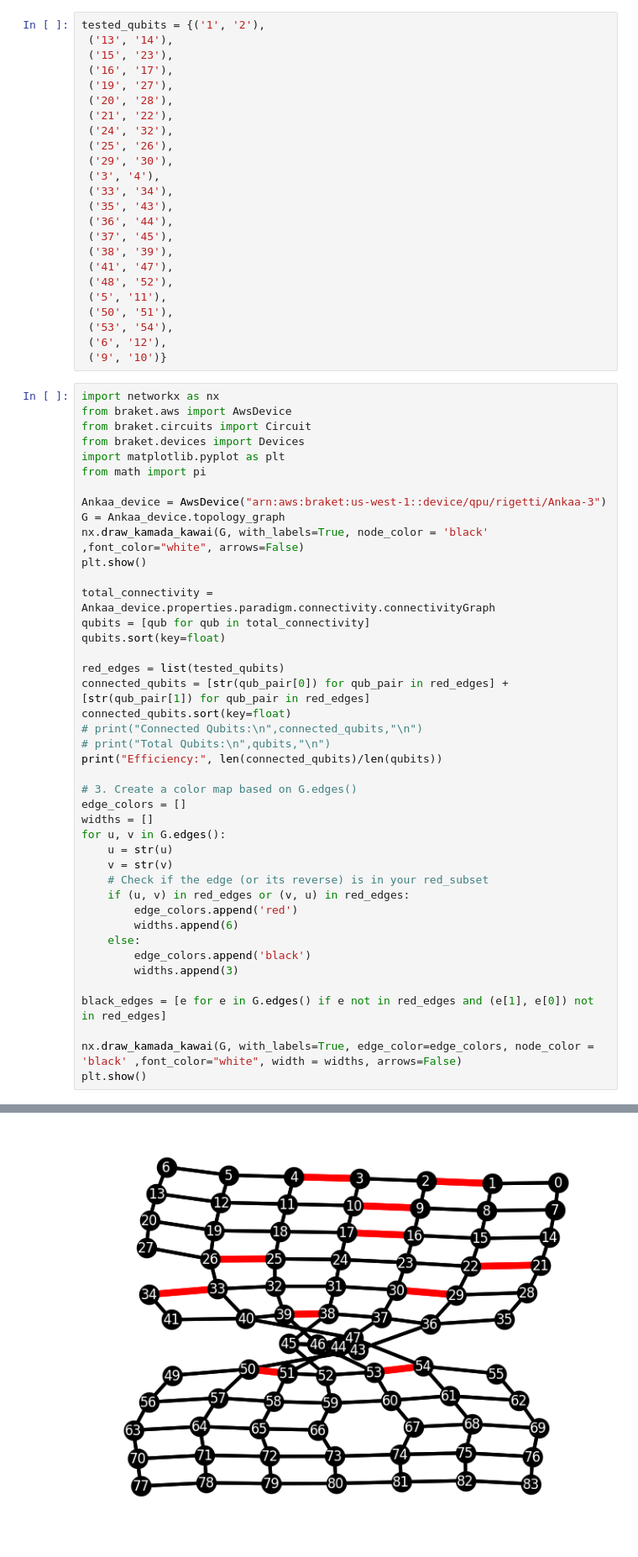
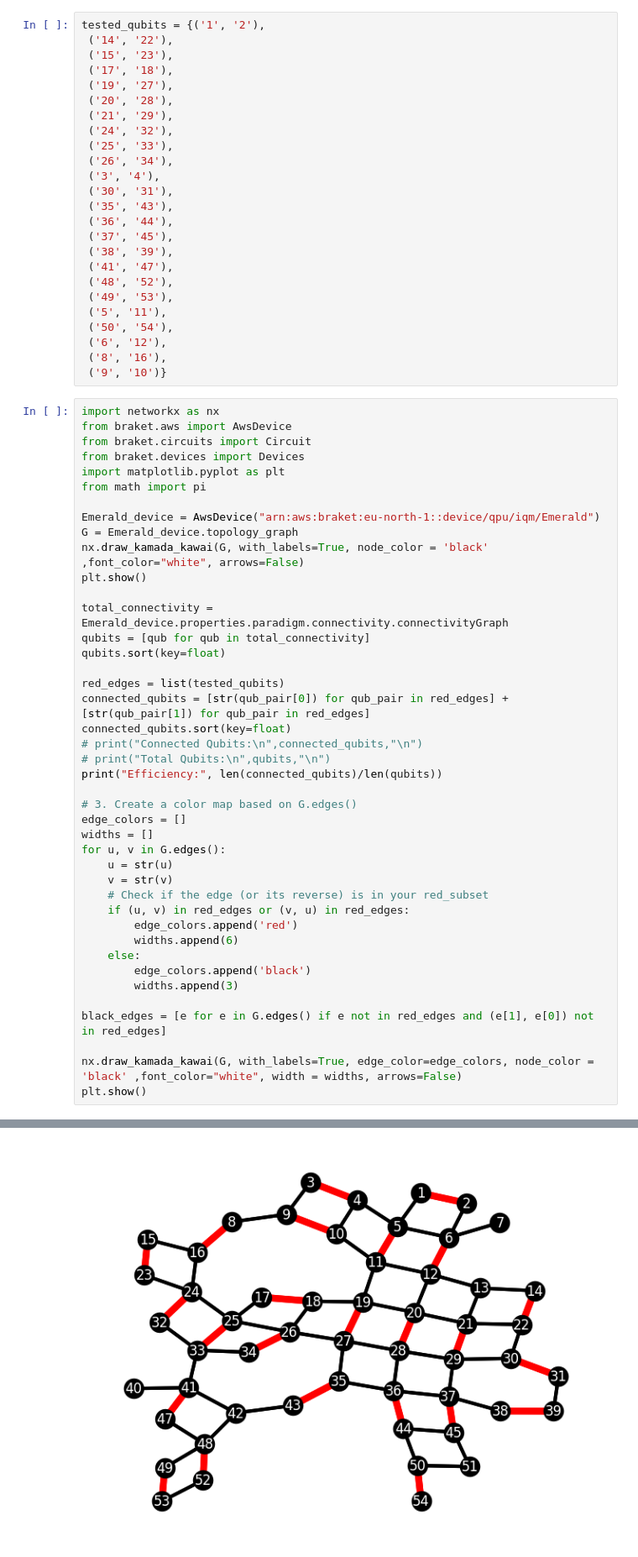
Before and after one commit to judemetcalf111/judesattempt, a Jupyter notebook: EmeraldCrossTalker.ipynb, the cells around one changed output, grey strips where cells are left out. Shown at 84% size. Cells and saved outputs as stored; diff of their text form.

Commit message:
Updated Emerald Tests

```diff
--- a/EmeraldCrossTalker.ipynb
+++ b/EmeraldCrossTalker.ipynb
@@ -1,26 +1,27 @@
 # %%
 tested_qubits = {('1', '2'),
- ('13', '14'),
+ ('14', '22'),
  ('15', '23'),
- ('16', '17'),
+ ('17', '18'),
  ('19', '27'),
  ('20', '28'),
- ('21', '22'),
+ ('21', '29'),
  ('24', '32'),
- ('25', '26'),
- ('29', '30'),
+ ('25', '33'),
+ ('26', '34'),
  ('3', '4'),
- ('33', '34'),
+ ('30', '31'),
  ('35', '43'),
  ('36', '44'),
  ('37', '45'),
  ('38', '39'),
  ('41', '47'),
  ('48', '52'),
+ ('49', '53'),
  ('5', '11'),
- ('50', '51'),
- ('53', '54'),
+ ('50', '54'),
  ('6', '12'),
+ ('8', '16'),
  ('9', '10')}
 # %%
 import networkx as nx
@@ -30,12 +31,12 @@ from braket.devices import Devices
 import matplotlib.pyplot as plt
 from math import pi
 
-Ankaa_device = AwsDevice("arn:aws:braket:us-west-1::device/qpu/rigetti/Ankaa-3")
-G = Ankaa_device.topology_graph
+Emerald_device = AwsDevice("arn:aws:braket:eu-north-1::device/qpu/iqm/Emerald")
+G = Emerald_device.topology_graph
 nx.draw_kamada_kawai(G, with_labels=True, node_color = 'black' ,font_color="white", arrows=False)
 plt.show()
 
-total_connectivity = Ankaa_device.properties.paradigm.connectivity.connectivityGraph
+total_connectivity = Emerald_device.properties.paradigm.connectivity.connectivityGraph
 qubits = [qub for qub in total_connectivity]
 qubits.sort(key=float)
 
@@ -70 +71 @@ Efficiency: 0.5609756097560976
-[figure, old version]
+[figure, new version]
```
Also changed, not shown: parts of 11 cells of this notebook, 3 other files.
